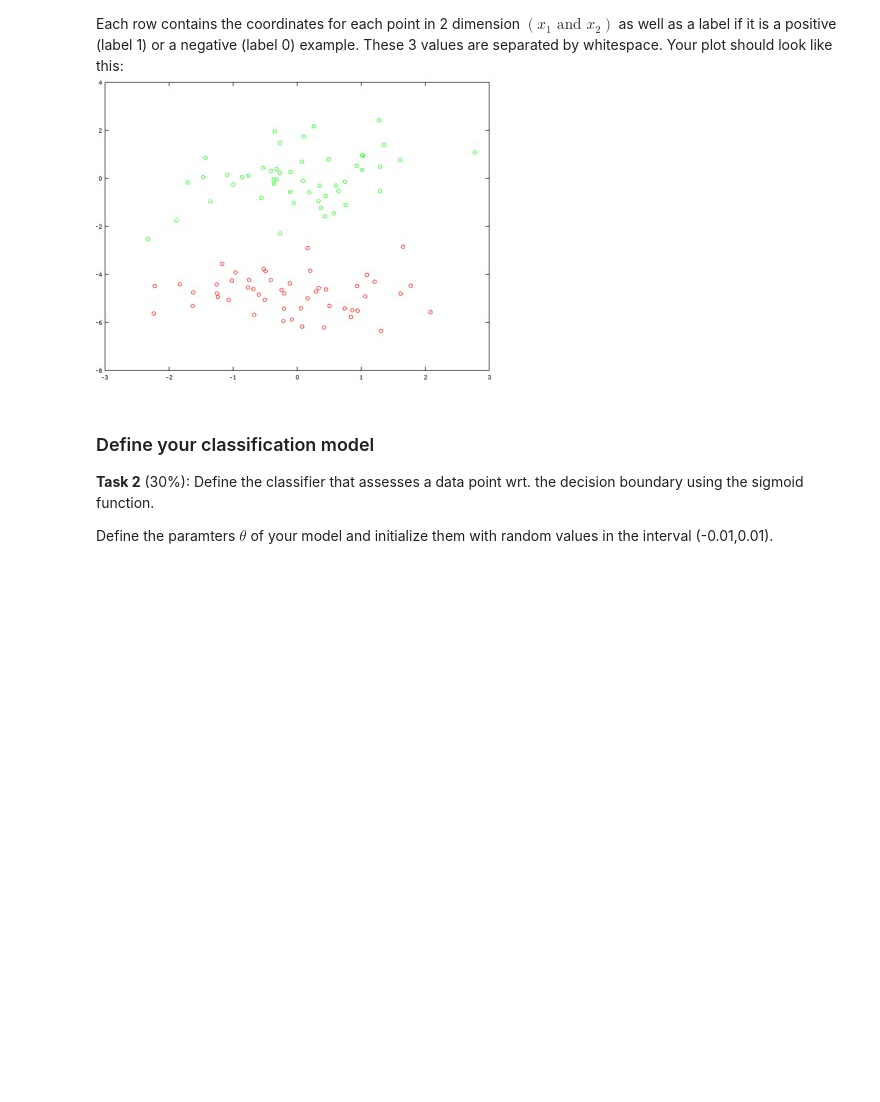
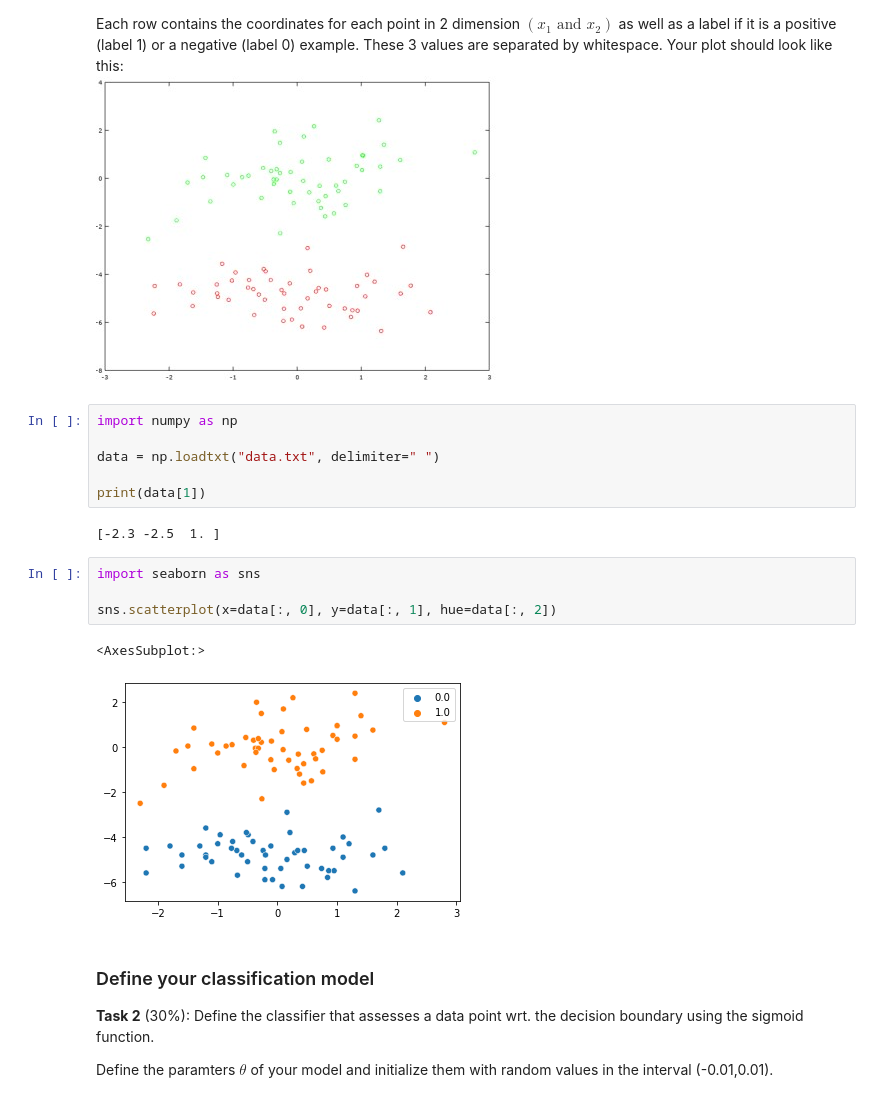
Before and after one commit to MzudemO/ml-ss2021, a Jupyter notebook: Assignment 2/exercise_2_LogisticRegression_sheet.ipynb, the cells around one changed output. Saved outputs shown, nothing was run; the diff lists cells and outputs as text; blank space fills up the shorter version.

```diff
--- a/Assignment 2/exercise_2_LogisticRegression_sheet.ipynb
+++ b/Assignment 2/exercise_2_LogisticRegression_sheet.ipynb
@@ -42,6 +42,21 @@ as well as a label if it is a positive (label 1) or a negative (label 0) example
 These 3 values are separated by whitespace.
 Your plot should look like this: <br>
 ![](attachment:ml_2020_2_points.jpg)
+# %%
+import numpy as np
+
+data = np.loadtxt("data.txt", delimiter=" ")
+
+print(data[1])
+# %% [output]
+[-2.3 -2.5  1. ]
+# %%
+import seaborn as sns
+
+sns.scatterplot(x=data[:, 0], y=data[:, 1], hue=data[:, 2])
+# %% [output]
+<AxesSubplot:>
+[figure, added]
 # %% [markdown]
 ### Define your classification model
 
```
Also changed, not shown: parts of 4 cells of this notebook, 1 other file.
